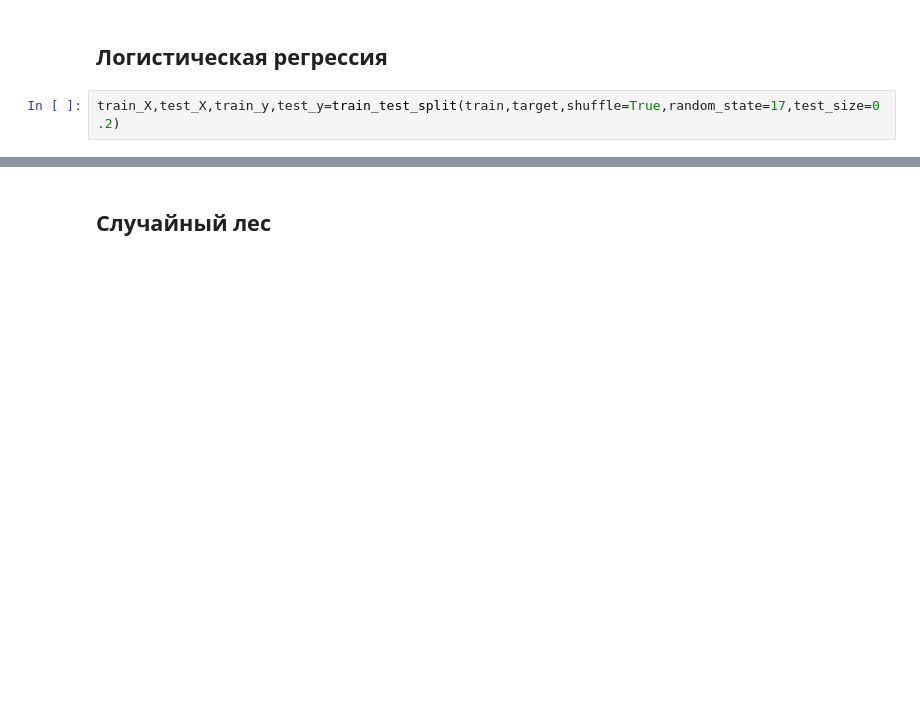
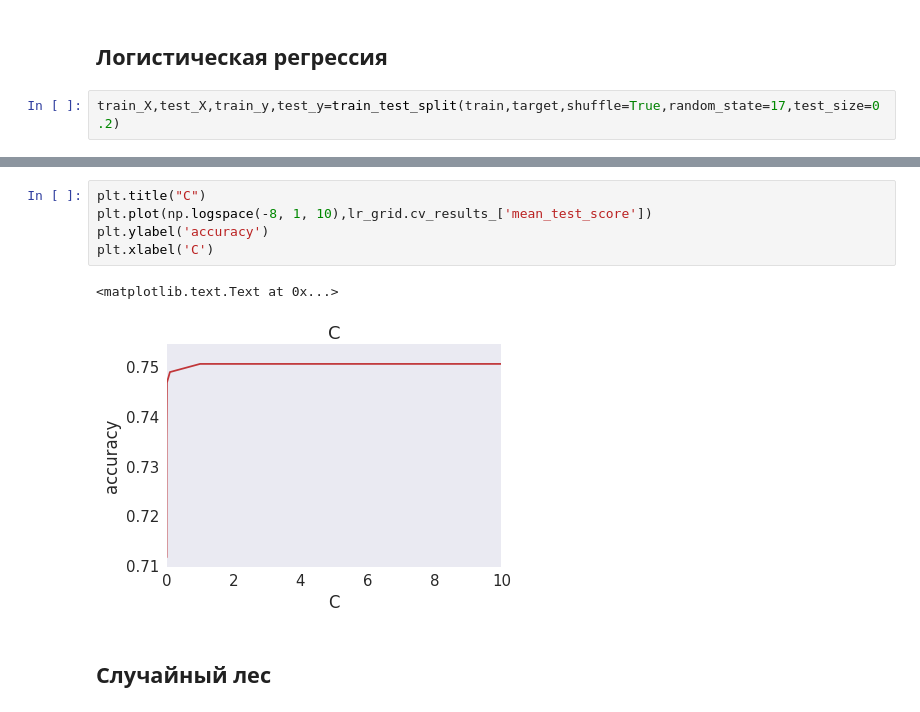
Before and after one commit to Danil328/study, a Jupyter notebook: ML/ML.ipynb, the cells around one changed output, grey strips where cells are left out. Cells and saved outputs as stored; diff of their text form; blank space fills up the shorter version.

```diff
--- a/ML/ML.ipynb
+++ b/ML/ML.ipynb
@@ -150,3 +179,11 @@ Fitting 5 folds for each of 10 candidates, totalling 50 fits
+# %%
+plt.title("C")
+plt.plot(np.logspace(-8, 1, 10),lr_grid.cv_results_['mean_test_score'])
+plt.ylabel('accuracy')
+plt.xlabel('C')
+# %% [output]
+<matplotlib.text.Text at 0x...>
+[figure, added]
 # %% [markdown]
 ## Случайный лес
 # %%
```
Also changed, not shown: parts of 32 cells of this notebook.
